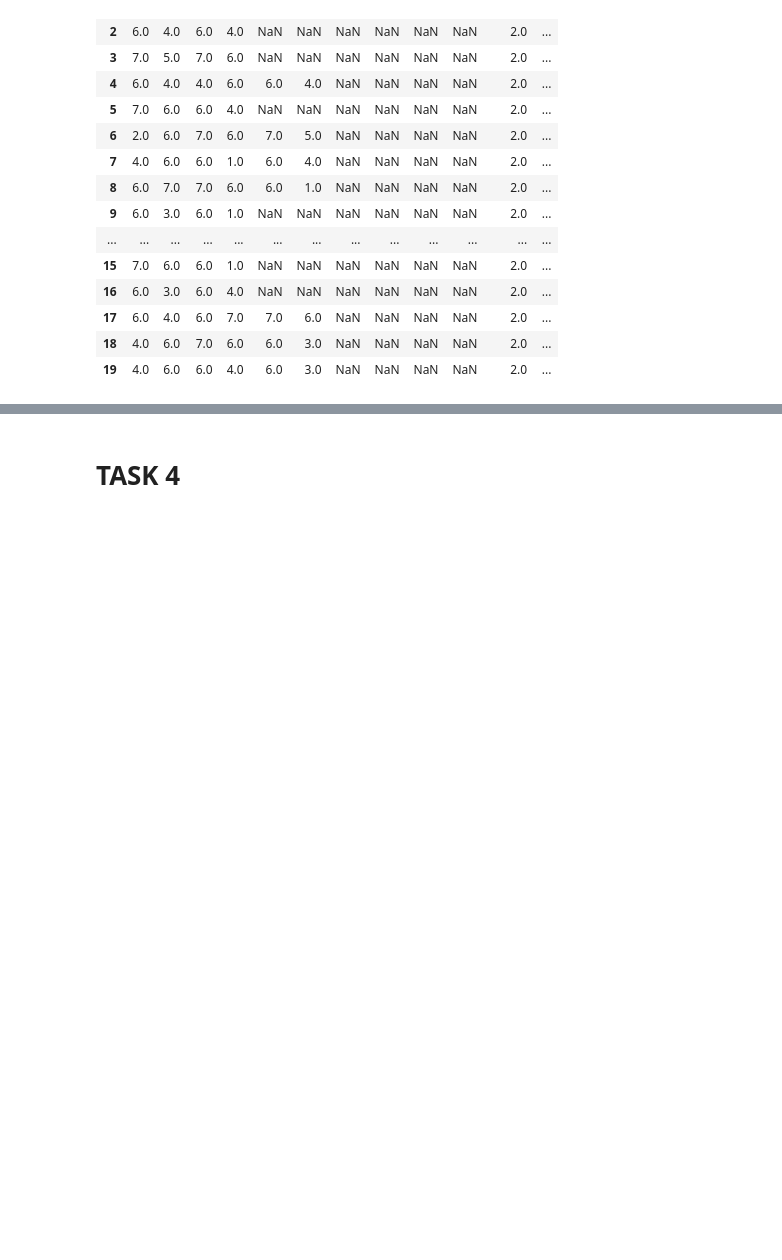
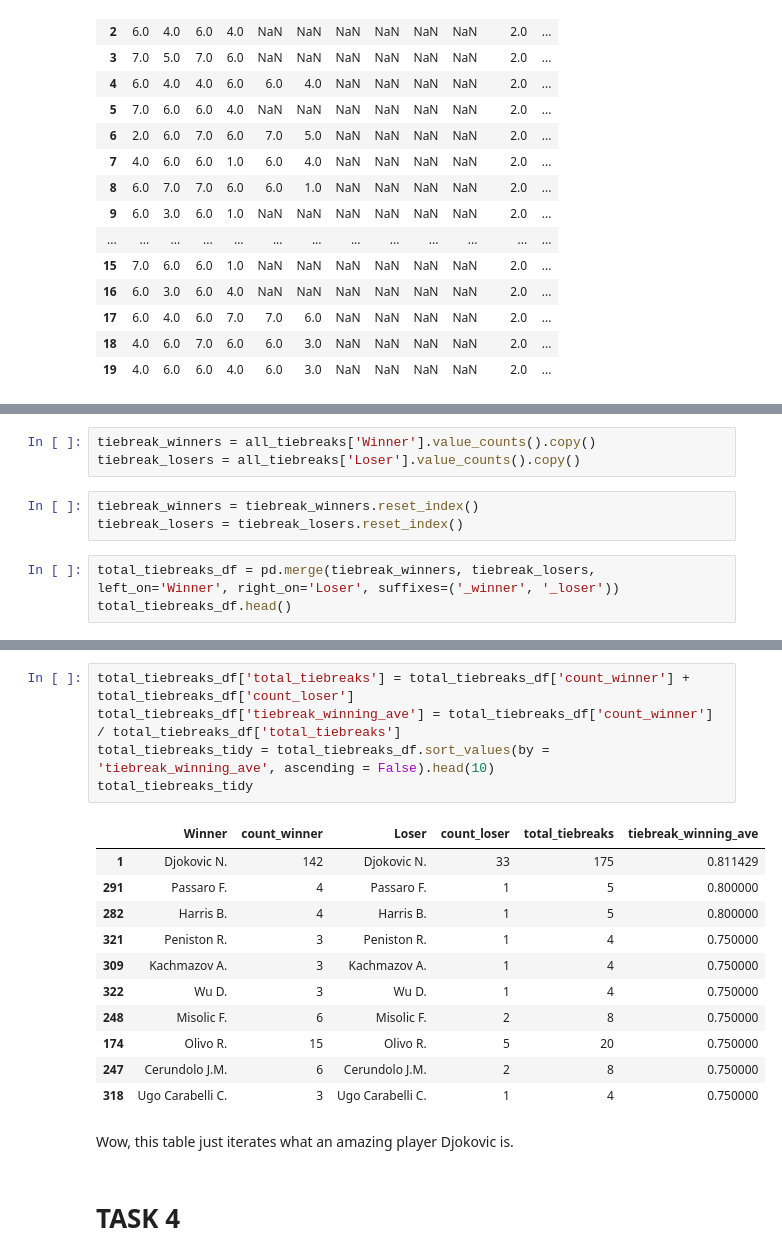
Before and after one commit to Scotty538/ml_one, a Jupyter notebook: Jupyter Project Report Template DRAFT v2.0_297201 - A1.ipynb, the cells around one changed output, grey strips where cells are left out. Cells and saved outputs as stored; diff of their text form; blank space fills up the shorter version.

```diff
--- a/Jupyter Project Report Template DRAFT v2.0_297201 - A1.ipynb
+++ b/Jupyter Project Report Template DRAFT v2.0_297201 - A1.ipynb
@@ -1375,0 +1411,9 @@ tennis_total_clean.loc[:,'W1':'Lsets'].head(20)
+# %%
+tiebreak_winners = all_tiebreaks['Winner'].value_counts().copy()
+tiebreak_losers = all_tiebreaks['Loser'].value_counts().copy()
+# %%
+tiebreak_winners = tiebreak_winners.reset_index()
+tiebreak_losers = tiebreak_losers.reset_index()
+# %%
+total_tiebreaks_df = pd.merge(tiebreak_winners, tiebreak_losers, left_on='Winner', right_on='Loser', suffixes=('_winner', '_loser'))
+total_tiebreaks_df.head()
@@ -1376,3 +1427,22 @@ tennis_total_clean.loc[:,'W1':'Lsets'].head(20)
+# %%
+total_tiebreaks_df['total_tiebreaks'] = total_tiebreaks_df['count_winner'] + total_tiebreaks_df['count_loser']
+total_tiebreaks_df['tiebreak_winning_ave'] = total_tiebreaks_df['count_winner'] / total_tiebreaks_df['total_tiebreaks']
+total_tiebreaks_tidy = total_tiebreaks_df.sort_values(by = 'tiebreak_winning_ave', ascending = False).head(10)
+total_tiebreaks_tidy
+# %% [output]
+|  | Winner | count_winner | Loser | count_loser | total_tiebreaks | tiebreak_winning_ave |
+| 1 | Djokovic N. | 142 | Djokovic N. | 33 | 175 | 0.811429 |
+| 291 | Passaro F. | 4 | Passaro F. | 1 | 5 | 0.800000 |
+| 282 | Harris B. | 4 | Harris B. | 1 | 5 | 0.800000 |
+| 321 | Peniston R. | 3 | Peniston R. | 1 | 4 | 0.750000 |
+| 309 | Kachmazov A. | 3 | Kachmazov A. | 1 | 4 | 0.750000 |
+| 322 | Wu D. | 3 | Wu D. | 1 | 4 | 0.750000 |
+| 248 | Misolic F. | 6 | Misolic F. | 2 | 8 | 0.750000 |
+| 174 | Olivo R. | 15 | Olivo R. | 5 | 20 | 0.750000 |
+| 247 | Cerundolo J.M. | 6 | Cerundolo J.M. | 2 | 8 | 0.750000 |
+| 318 | Ugo Carabelli C. | 3 | Ugo Carabelli C. | 1 | 4 | 0.750000 |
+# %% [markdown]
+Wow, this table just iterates what an amazing player Djokovic is.
 # %% [markdown]
 # TASK 4
 # %% [markdown]
```
Also changed, not shown: parts of 19 cells of this notebook.
